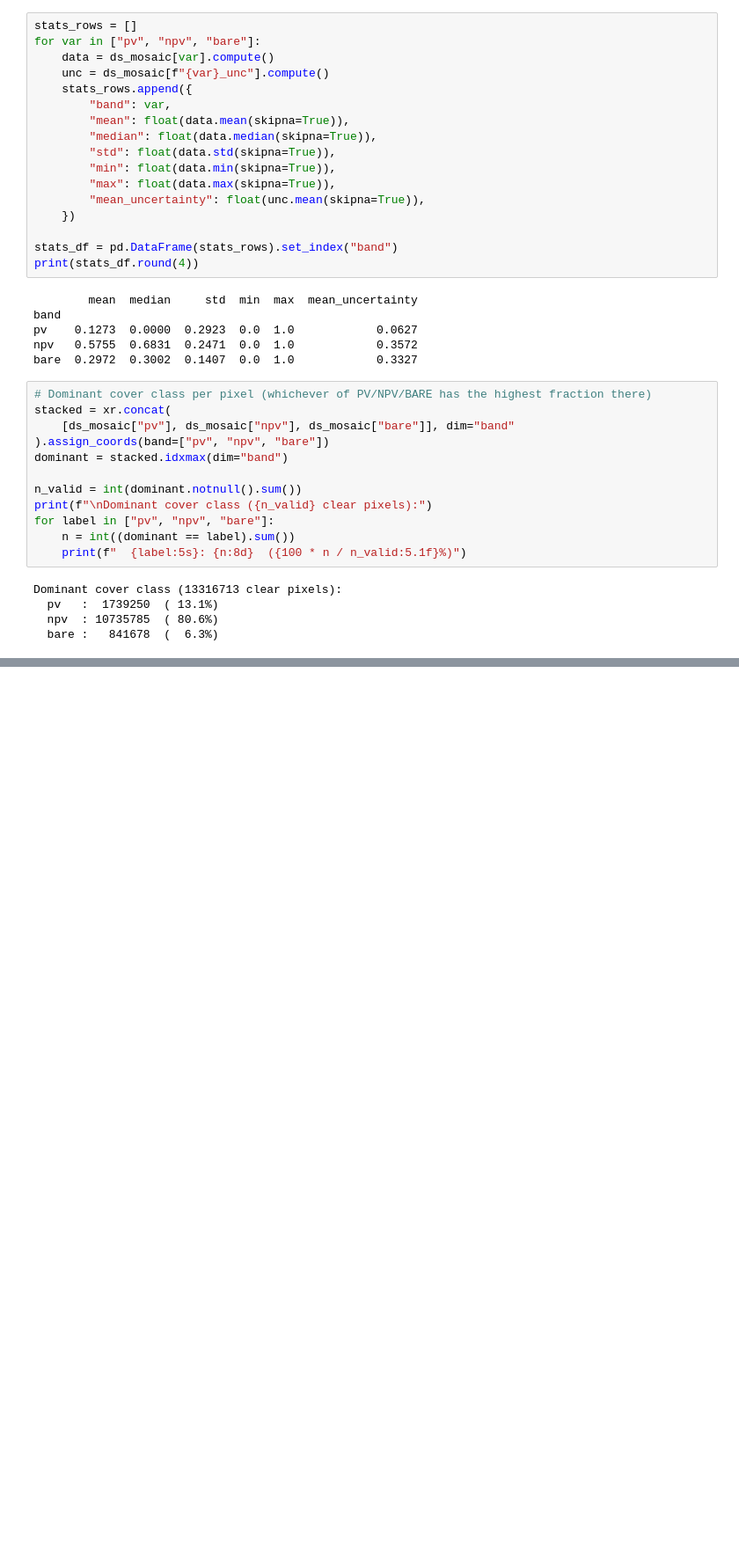
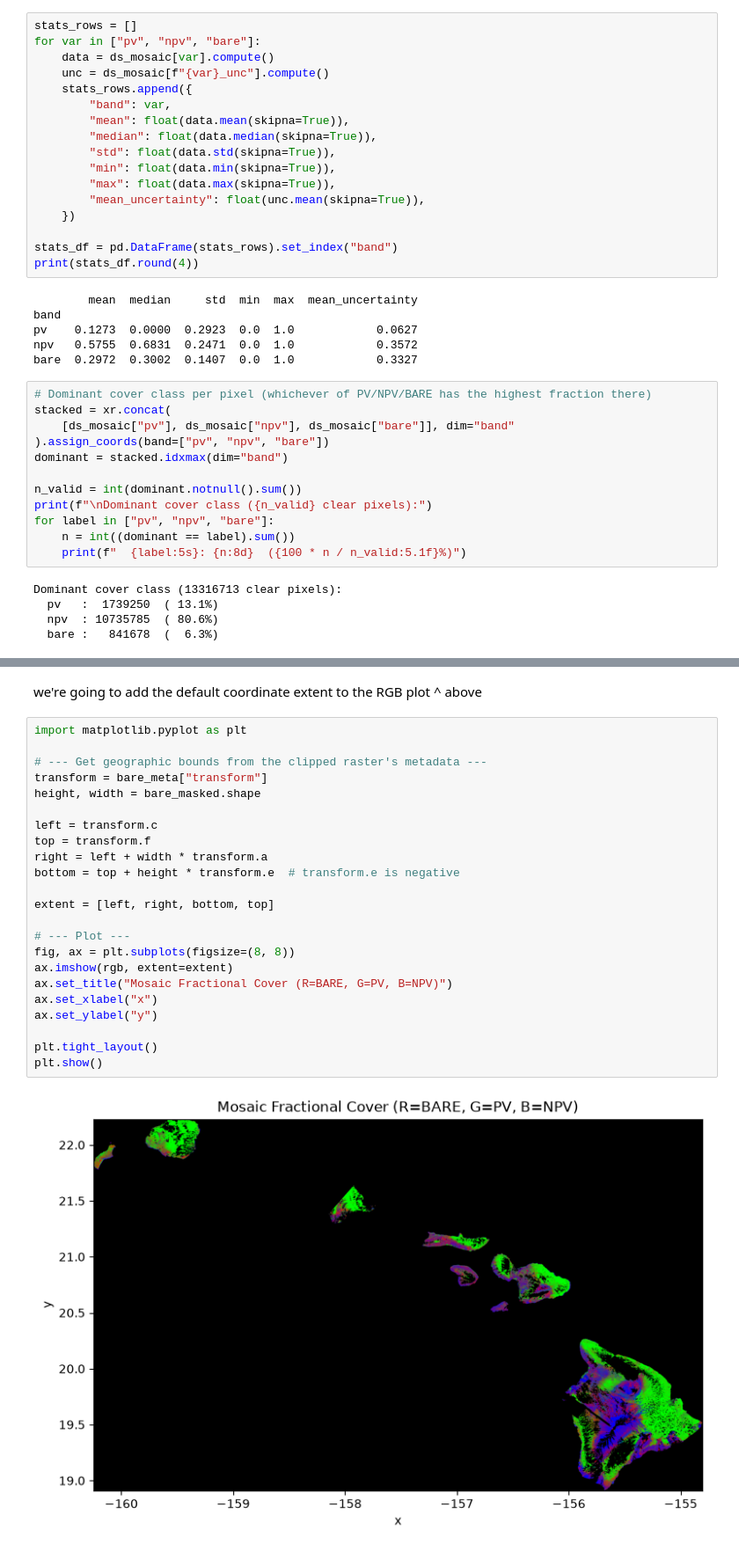
Before and after one commit to gillopez42/testing1, a Jupyter notebook: Scripts/GilsEMIT_2025HI_fcov.ipynb, the cells around one changed output, grey strips where cells are left out. Shown at 88% size. Cells and saved outputs as stored; diff of their text form; blank space fills up the shorter version.

```diff
--- a/Scripts/GilsEMIT_2025HI_fcov.ipynb
+++ b/Scripts/GilsEMIT_2025HI_fcov.ipynb
@@ -297,0 +502,27 @@ Dominant cover class (13316713 clear pixels):
+# %% [markdown]
+we're going to add the default coordinate extent to the RGB plot ^ above
+# %%
+import matplotlib.pyplot as plt
+
+# --- Get geographic bounds from the clipped raster's metadata ---
+transform = bare_meta["transform"]
+height, width = bare_masked.shape
+
+left = transform.c
+top = transform.f
+right = left + width * transform.a
+bottom = top + height * transform.e  # transform.e is negative
+
+extent = [left, right, bottom, top]
+
+# --- Plot ---
+fig, ax = plt.subplots(figsize=(8, 8))
+ax.imshow(rgb, extent=extent)
+ax.set_title("Mosaic Fractional Cover (R=BARE, G=PV, B=NPV)")
+ax.set_xlabel("x")
+ax.set_ylabel("y")
+
+plt.tight_layout()
+plt.show()
+# %% [output]
+[figure, added]
```
Also changed, not shown: parts of 18 cells of this notebook.
